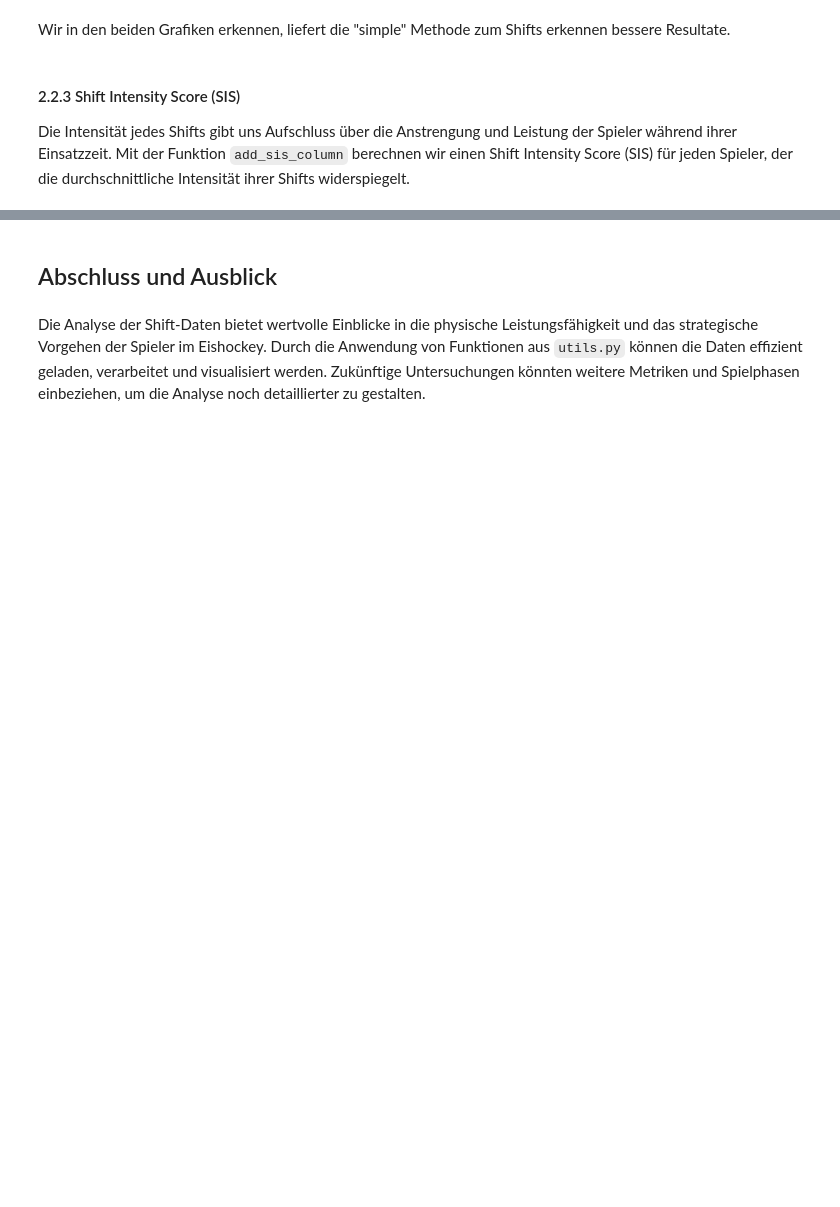
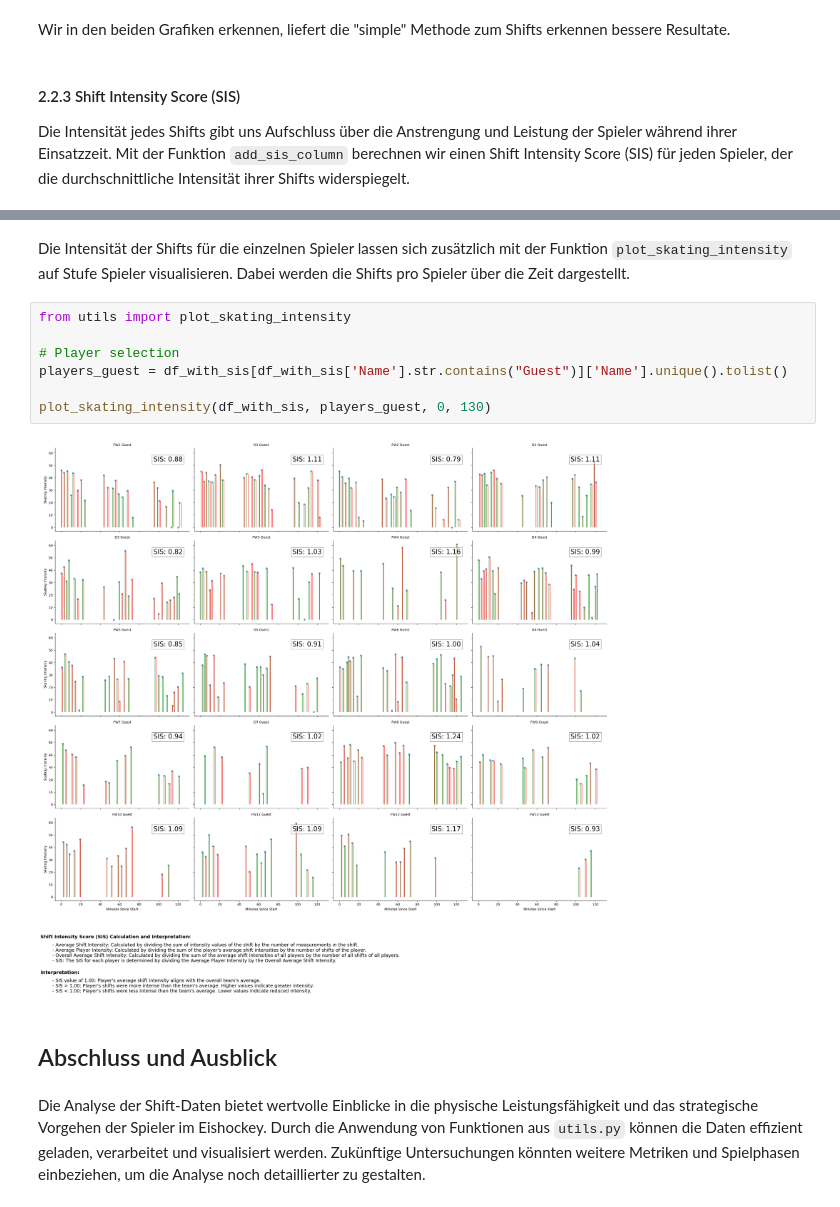
Before and after one commit to arnoldram/dataunionsihf, a Jupyter notebook: sample_analysis.ipynb, the cells around one changed output, grey strips where cells are left out. Saved outputs shown, nothing was run; the diff lists cells and outputs as text; blank space fills up the shorter version.

Commit message:
add plot_skating_intensity

```diff
--- a/sample_analysis.ipynb
+++ b/sample_analysis.ipynb
@@ -154,3 +156,14 @@ plot_SIS(df_with_sis,
+# %% [markdown]
+Die Intensität der Shifts für die einzelnen Spieler lassen sich zusätzlich mit der Funktion `plot_skating_intensity` auf Stufe Spieler visualisieren. Dabei werden die Shifts pro Spieler über die Zeit dargestellt.
+# %%
+from utils import plot_skating_intensity
+
+# Player selection
+players_guest = df_with_sis[df_with_sis['Name'].str.contains("Guest")]['Name'].unique().tolist()
+
+plot_skating_intensity(df_with_sis, players_guest, 0, 130)
+# %% [output]
+[figure, added]
 # %% [markdown]
 ## Abschluss und Ausblick
 # %% [markdown]
```
Also changed, not shown: parts of 4 cells of this notebook.
